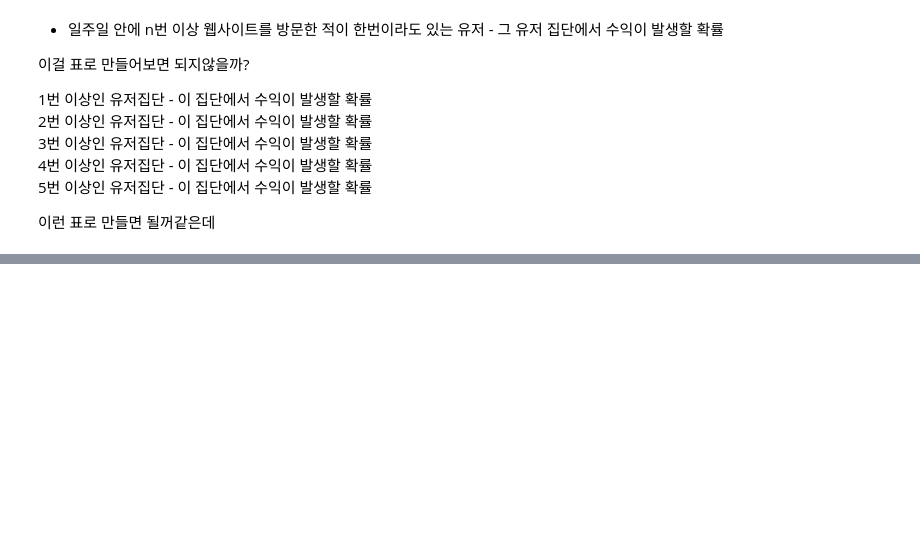
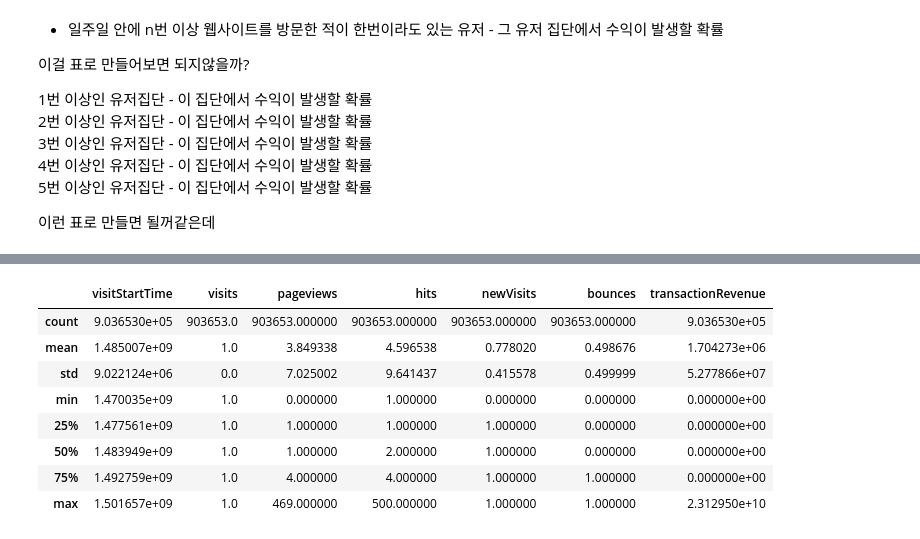
Before and after one commit to oddsmile/GAcustomerprediction, a Jupyter notebook: ga4_find_aha.ipynb, the cells around one changed output, grey strips where cells are left out. Saved outputs shown, nothing was run; the diff lists cells and outputs as text; code cells hidden in the pictures; blank space fills up the shorter version.

```diff
--- a/ga4_find_aha.ipynb
+++ b/ga4_find_aha.ipynb
@@ -209,0 +314,12 @@ print(summary_df)
+# %%
+df.describe()
+# %% [output]
+|  | visitStartTime | visits | pageviews | hits | newVisits | bounces | transactionRevenue |
+| count | 9.036530e+05 | 903653.0 | 903653.000000 | 903653.000000 | 903653.000000 | 903653.000000 | 9.036530e+05 |
+| mean | 1.485007e+09 | 1.0 | 3.849338 | 4.596538 | 0.778020 | 0.498676 | 1.704273e+06 |
+| std | 9.022124e+06 | 0.0 | 7.025002 | 9.641437 | 0.415578 | 0.499999 | 5.277866e+07 |
+| min | 1.470035e+09 | 1.0 | 0.000000 | 1.000000 | 0.000000 | 0.000000 | 0.000000e+00 |
+| 25% | 1.477561e+09 | 1.0 | 1.000000 | 1.000000 | 1.000000 | 0.000000 | 0.000000e+00 |
+| 50% | 1.483949e+09 | 1.0 | 1.000000 | 2.000000 | 1.000000 | 0.000000 | 0.000000e+00 |
+| 75% | 1.492759e+09 | 1.0 | 4.000000 | 4.000000 | 1.000000 | 1.000000 | 0.000000e+00 |
+| max | 1.501657e+09 | 1.0 | 469.000000 | 500.000000 | 1.000000 | 1.000000 | 2.312950e+10 |
```
Also changed, not shown: parts of 9 cells of this notebook, 2 other files.
